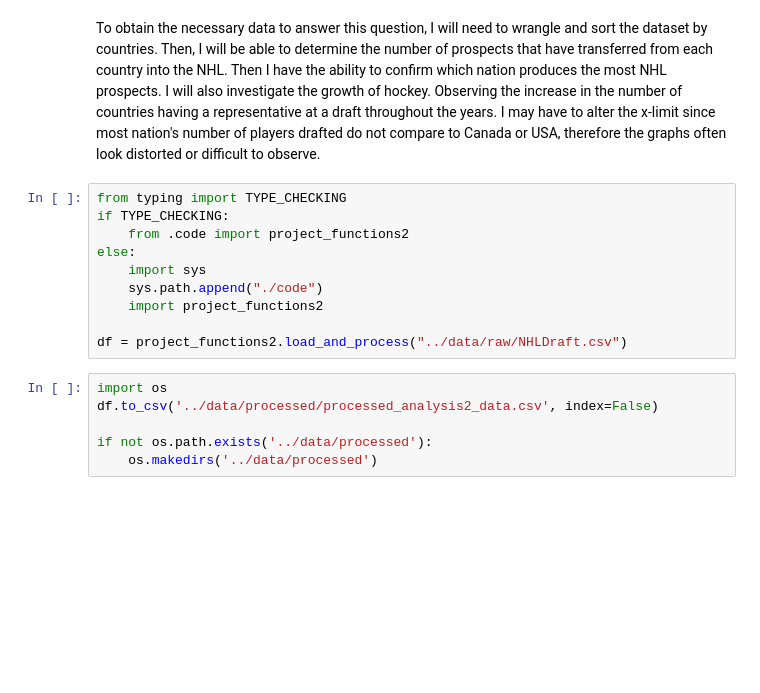
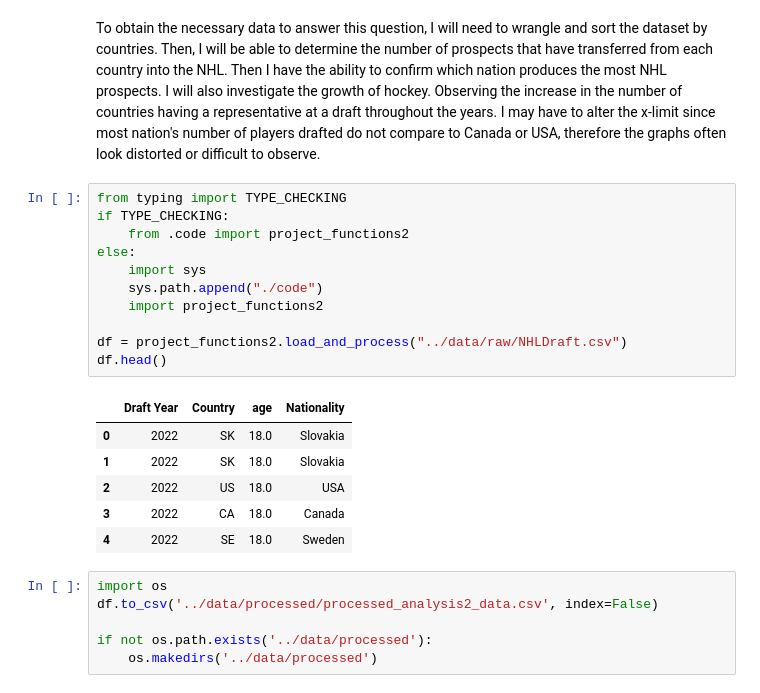
Before and after one commit to ubco-W2022T2-data301/project-group-group31, a Jupyter notebook: analysis/analysis2.ipynb, the cells around one changed output. Drawn from its saved outputs; the diff is of its cells as text; blank space fills up the shorter version.

```diff
--- a/analysis/analysis2.ipynb
+++ b/analysis/analysis2.ipynb
@@ -8,13 +8,21 @@ To obtain the necessary data to answer this question, I will need to wrangle and
 # %%
 from typing import TYPE_CHECKING
 if TYPE_CHECKING:
     from .code import project_functions2
 else:
     import sys
     sys.path.append("./code")
     import project_functions2
 
 df = project_functions2.load_and_process("../data/raw/NHLDraft.csv")
+df.head()
+# %% [output]
+|  | Draft Year | Country | age | Nationality |
+| 0 | 2022 | SK | 18.0 | Slovakia |
+| 1 | 2022 | SK | 18.0 | Slovakia |
+| 2 | 2022 | US | 18.0 | USA |
+| 3 | 2022 | CA | 18.0 | Canada |
+| 4 | 2022 | SE | 18.0 | Sweden |
 # %%
 import os
 df.to_csv('../data/processed/processed_analysis2_data.csv', index=False)
```
Also changed, not shown: parts of 6 cells of this notebook, 3 other files.
